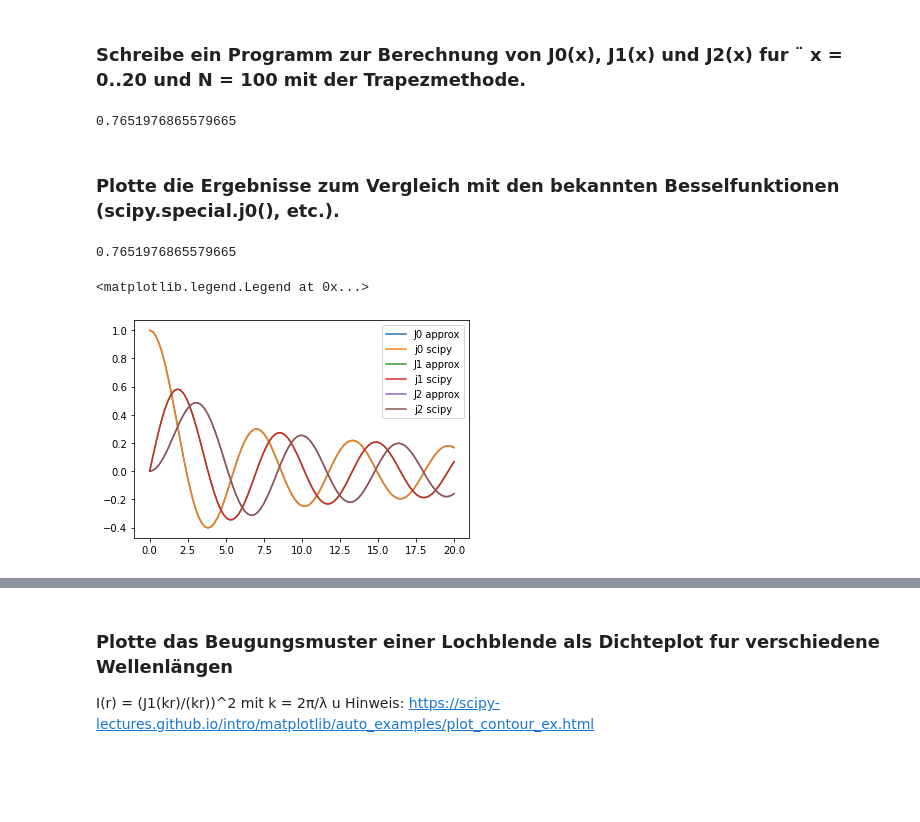
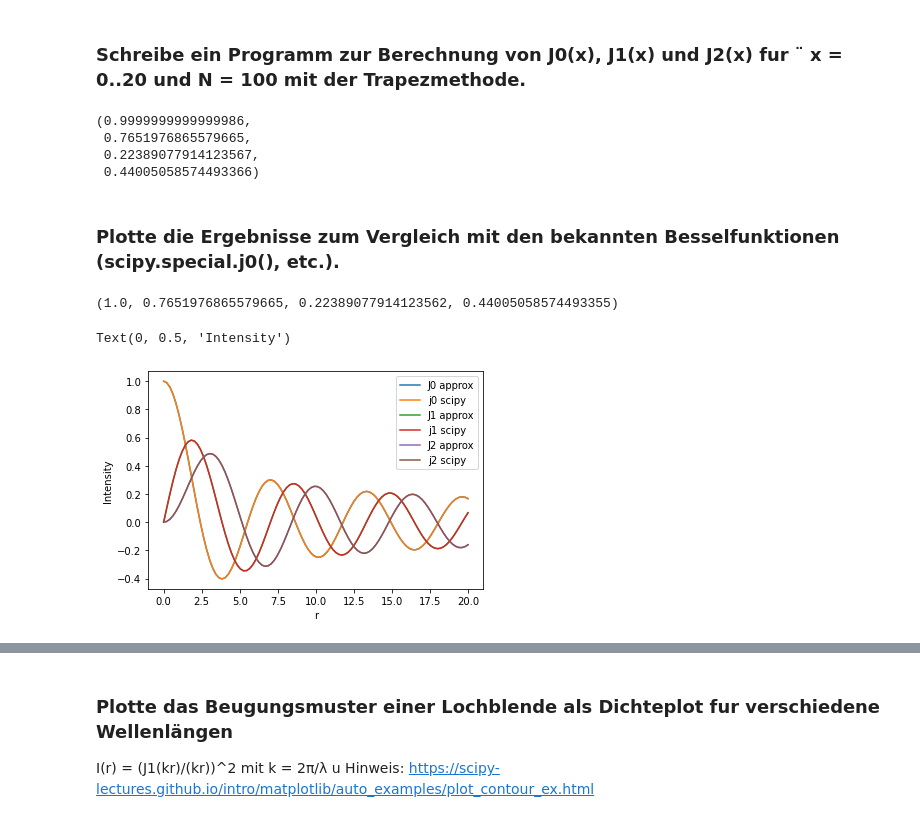
Before and after one commit to emhl/CoPhy2, a Jupyter notebook: Blatt3-numerische-integration/Blatt3-Aufg1.ipynb, the cells around one changed output, grey strips where cells are left out. Saved outputs shown, nothing was run; the diff lists cells and outputs as text; code cells hidden in the pictures; blank space fills up the shorter version.

```diff
--- a/Blatt3-numerische-integration/Blatt3-Aufg1.ipynb
+++ b/Blatt3-numerische-integration/Blatt3-Aufg1.ipynb
@@ -22,25 +29,34 @@ def J(n,x):
-# %%
-J(0,1)
-# %% [output]
-0.7651976865579665
+# %%
+# testing values
+J(0,0), J(0,1), J(0,2), J(1,1)
+# %% [output]
+(0.9999999999999986,
+ 0.7651976865579665,
+ 0.22389077914123567,
+ 0.44005058574493366)
 # %% [markdown]
 ### Plotte die Ergebnisse zum Vergleich mit den bekannten Besselfunktionen (scipy.special.j0(), etc.).
-# %%
-spec.j0(1)
-# %% [output]
-0.7651976865579665
+# %%
+spec.j0(0), spec.j0(1), spec.j0(2), spec.j1(1)
+# %% [output]
+(1.0, 0.7651976865579665, 0.22389077914123562, 0.44005058574493355)
 # %%
 x = np.linspace(0,20,100)
 plt.plot(x,J(0,x),label='J0 approx')
 plt.plot(x,spec.j0(x),label='j0 scipy')
 
 plt.plot(x,J(1,x),label='J1 approx')
 plt.plot(x,spec.j1(x),label='j1 scipy')
 
 plt.plot(x,J(2,x),label='J2 approx')
 plt.plot(x,spec.jv(2,x),label='j2 scipy')
 
 plt.legend()
+plt.xlabel('r')
+plt.ylabel('Intensity')
+
+# the difference between the approximated and the scipy function is very small
+# we can't see the difference in the plot
 # %% [output]
-<matplotlib.legend.Legend at 0x...>
+Text(0, 0.5, 'Intensity')
-[figure, old version]
+[figure, new version]
```
Also changed, not shown: parts of 4 cells of this notebook.
